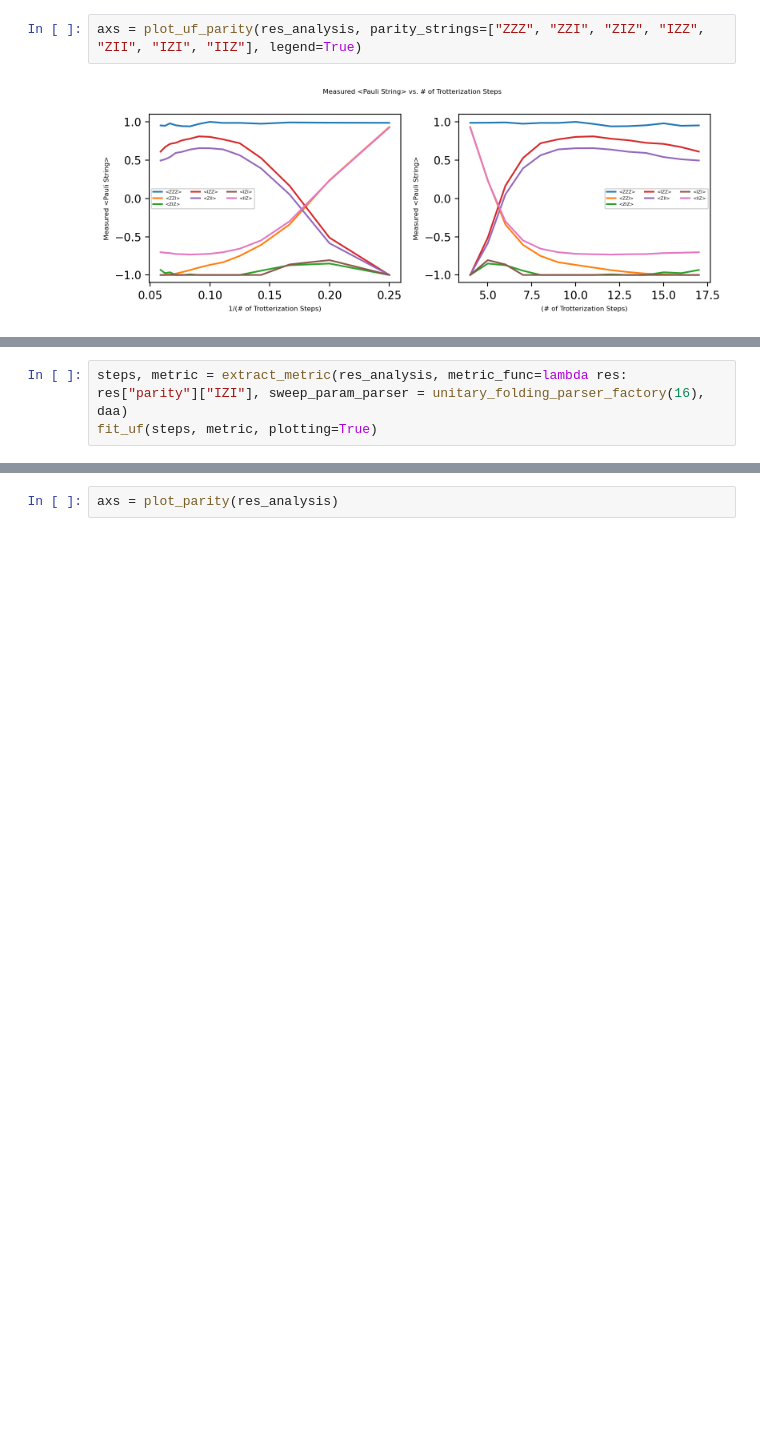
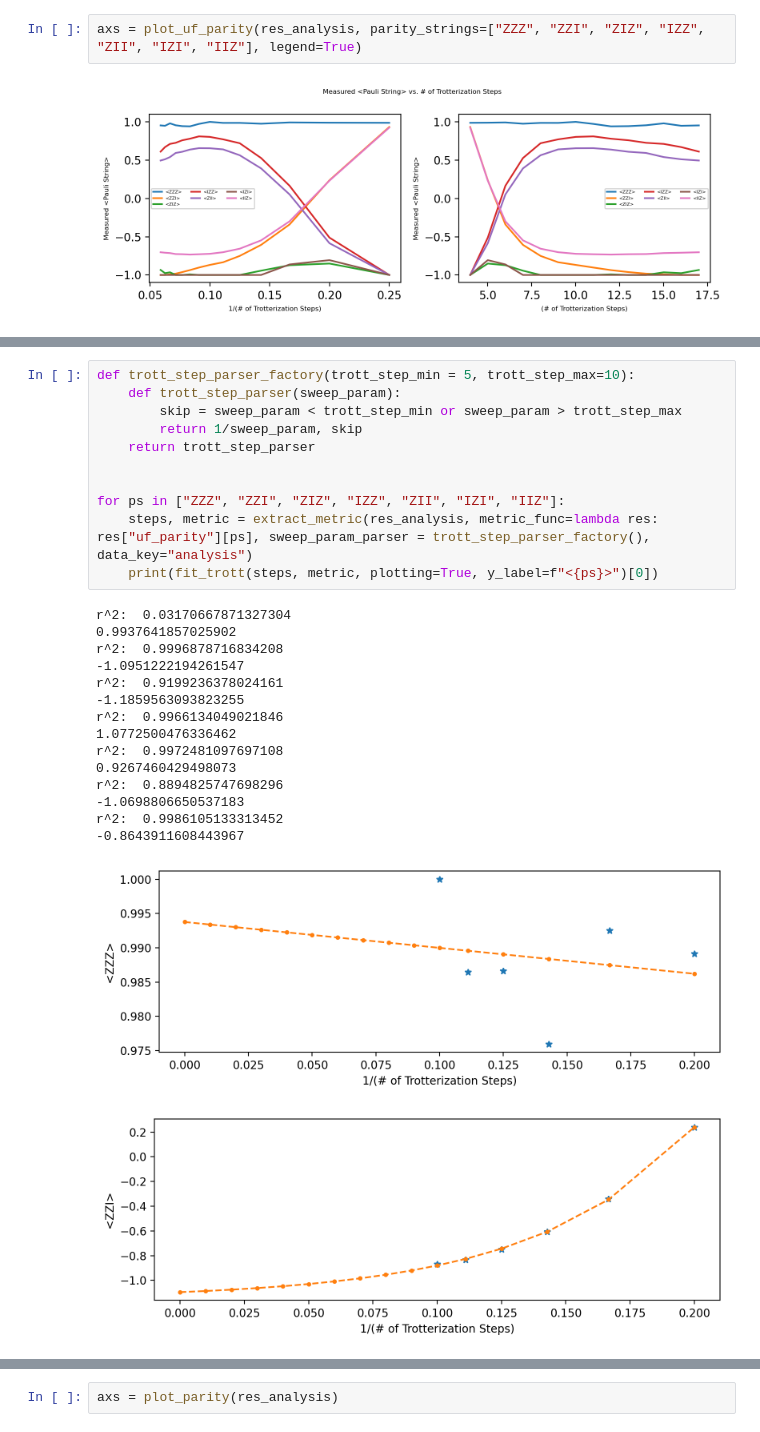
Before and after one commit to Phionx/trotts, a Jupyter notebook: explore/zne_unitary_folding_noise_sim.ipynb, the cells around one changed output, grey strips where cells are left out. Saved outputs shown, nothing was run; the diff lists cells and outputs as text; blank space fills up the shorter version.

```diff
--- a/explore/zne_unitary_folding_noise_sim.ipynb
+++ b/explore/zne_unitary_folding_noise_sim.ipynb
@@ -109,3 +147,28 @@ axs = plot_uf_parity(res_analysis, parity_strings=["ZZZ", "ZZI", "ZIZ", "IZZ", "
 # %%
-steps, metric = extract_metric(res_analysis, metric_func=lambda res: res["parity"]["IZI"], sweep_param_parser = unitary_folding_parser_factory(16), daa)
-fit_uf(steps, metric, plotting=True)
+def trott_step_parser_factory(trott_step_min = 5, trott_step_max=10):
+    def trott_step_parser(sweep_param):
+        skip = sweep_param < trott_step_min or sweep_param > trott_step_max
+        return 1/sweep_param, skip
+    return trott_step_parser
+
+
+for ps in ["ZZZ", "ZZI", "ZIZ", "IZZ", "ZII", "IZI", "IIZ"]:
+    steps, metric = extract_metric(res_analysis, metric_func=lambda res: res["uf_parity"][ps], sweep_param_parser = trott_step_parser_factory(), data_key="analysis")
+    print(fit_trott(steps, metric, plotting=True, y_label=f"<{ps}>")[0])
+# %% [output]
+r^2:  0.03170667871327304
+0.9937641857025902
+r^2:  0.9996878716834208
+-1.0951222194261547
+r^2:  0.9199236378024161
+-1.1859563093823255
+r^2:  0.9966134049021846
+1.0772500476336462
+r^2:  0.9972481097697108
+0.9267460429498073
+r^2:  0.8894825747698296
+-1.0698806650537183
+r^2:  0.9986105133313452
+-0.8643911608443967
+[figure, added]
+[figure, added]
```
Also changed, not shown: parts of 5 cells of this notebook, 7 other files.
